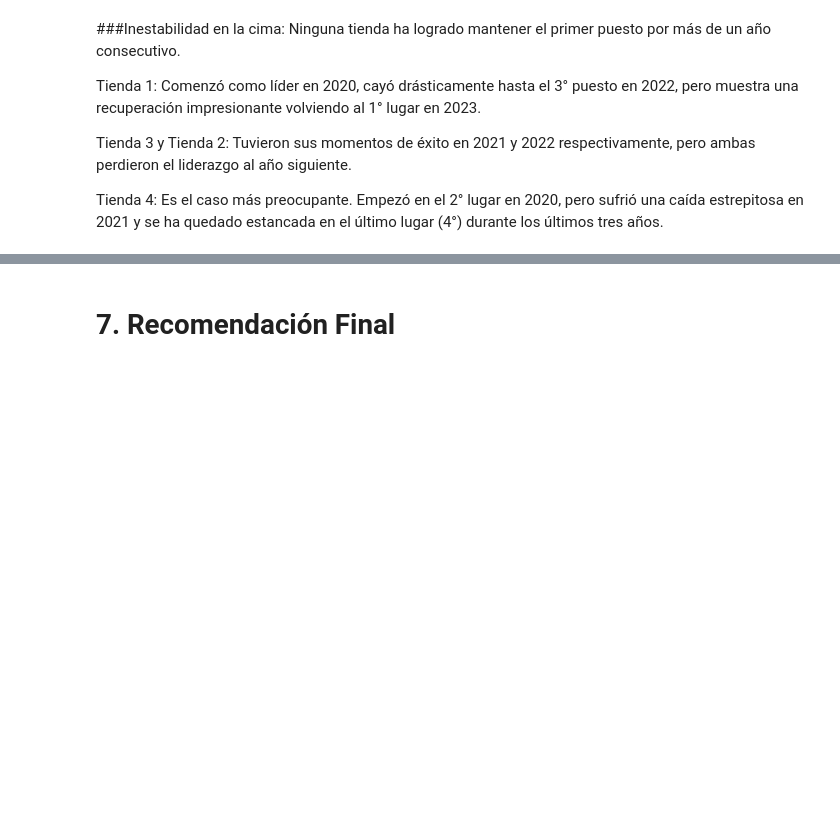
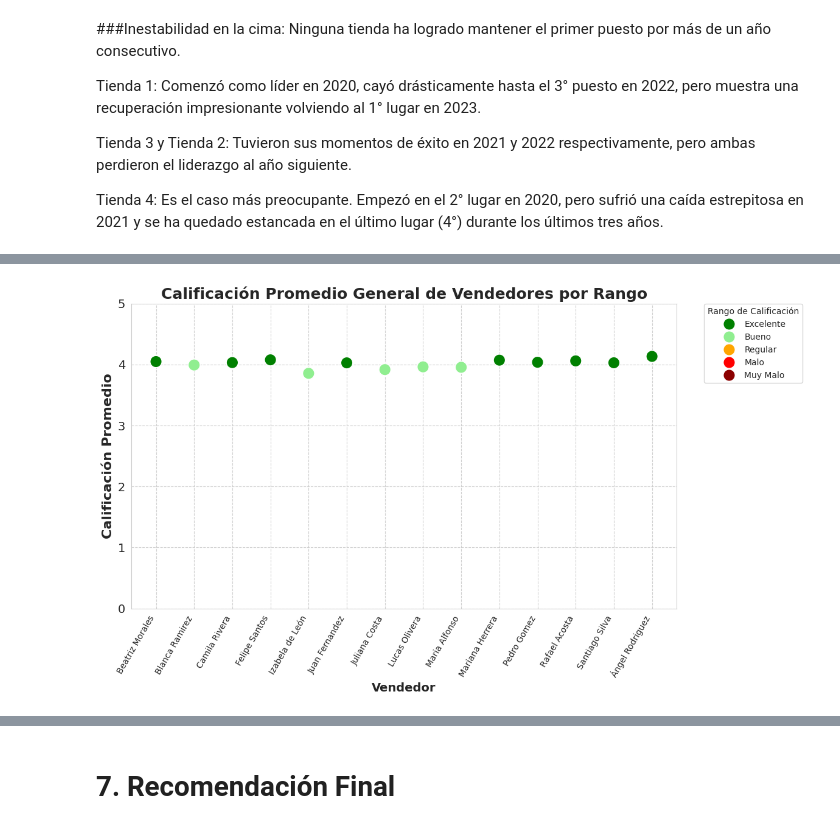
Before and after one commit to Harold-dev-code/Primer_Challenge_DataScience_Alura_Store, a Jupyter notebook: Primer_Challenge_DataScience_AluraStore.ipynb, the cells around one changed output, grey strips where cells are left out. Cells and saved outputs as stored; diff of their text form; code cells hidden in the pictures; blank space fills up the shorter version.

```diff
--- a/Primer_Challenge_DataScience_AluraStore.ipynb
+++ b/Primer_Challenge_DataScience_AluraStore.ipynb
@@ -877,0 +845,18 @@ El vendedor que menos vendió en la Tienda 4 fue: Rafael Acosta con 144 ventas.
+# %%
+# Agrupa el DataFrame completo por 'Vendedor' y 'Tienda', calcula la calificación promedio y reinicia el índice.
+#calcula la calificación promedio que cada vendedor obtuvo en cada tienda específica donde realizó ventas.
+df_vendedor_calificacion = df_tiendas_completo.groupby(['Vendedor', 'Tienda'])['Calificación'].mean().reset_index()
+#print(df_vendedor_calificacion)
+# Renombra la columna 'Calificación' a 'Calificacion_Promedio_Ventas' para mayor claridad.
+df_vendedor_calificacion = df_vendedor_calificacion.rename(columns={'Calificación': 'Calificacion_Promedio_Ventas'})
+
+# Agrupa el DataFrame 'df_vendedor_calificacion' por 'Vendedor', calcula el promedio de sus 'Calificacion_Promedio_Ventas' y reinicia el índice.
+#toma los resultados de la primera agrupación (es decir, las calificaciones promedio que un vendedor obtuvo en cada tienda) y luego calcula un promedio de esos promedios.
+calificacion_promedio_general_vendedor = df_vendedor_calificacion.groupby('Vendedor')['Calificacion_Promedio_Ventas'].mean().reset_index()
+# Renombra la columna 'Calificacion_Promedio_Ventas' a 'Calificacion_Promedio_General'.
+calificacion_promedio_general_vendedor = calificacion_promedio_general_vendedor.rename(columns={'Calificacion_Promedio_Ventas': 'Calificacion_Promedio_General'})
+#print(calificacion_promedio_general_vendedor)
+print("Calificación promedio general de los vendedores (en todas las tiendas):")
+# Muestra el DataFrame 'calificacion_promedio_general_vendedor', ordenado por la calificación general de forma descendente.
+# Además, utiliza '.style.format()' para formatear la columna 'Calificacion_Promedio_General' con dos decimales.
+display(calificacion_promedio_general_vendedor.sort_values(by='Calificacion_Promedio_General', ascending=False).set_index('Vendedor').style.format({'Calificacion_Promedio_General': '{:.2f}'}))
@@ -877,0 +881,67 @@ El vendedor que menos vendió en la Tienda 4 fue: Rafael Acosta con 144 ventas.
+# %%
+from matplotlib.typing import LineStyleType
+import matplotlib.pyplot as plt # Importa la librería Matplotlib para la creación de gráficos.
+import seaborn as sns # Importa Seaborn para mejorar el estilo de los gráficos y facilitar la visualización.
+import pandas as pd # Importa Pandas para manipulación y análisis de datos en DataFrames.
+
+sns.set_style("whitegrid") # Configura el estilo visual de los gráficos a un fondo blanco con cuadrícula.
+
+# Define una función para categorizar las calificaciones promedio en rangos de color específicos.
+def get_rating_color_category(rating):
+    if rating > 4: # Si la calificación es mayor a 4
+        return 'Excelente' # Categoriza como 'Excelente'
+    elif 3 <= rating <= 4: # Si la calificación está entre 3 y 4 (inclusive)
+        return 'Bueno' # Categoriza como 'Bueno'
+    elif 2 <= rating < 3: # Si la calificación está entre 2 y menos de 3
+        return 'Regular' # Categoriza como 'Regular'
+    elif 1 <= rating < 2: # Si la calificación está entre 1 y menos de 2
+        return 'Malo' # Categoriza como 'Malo'
+    else: # Para cualquier otra calificación (menos de 1)
+        return 'Muy Malo' # Categoriza como 'Muy Malo'
+
+# Aplica la función 'get_rating_color_category' a la columna de calificación promedio
+# y guarda el resultado en una nueva columna 'Rating_Color_Category'.
+calificacion_promedio_general_vendedor['Rating_Color_Category'] = calificacion_promedio_general_vendedor['Calificacion_Promedio_General'].apply(get_rating_color_category)
+
+# Define una paleta de colores personalizada para cada categoría de calificación.
+custom_palette = {
+    'Excelente': 'green', # Verde para calificaciones excelentes
+    'Bueno': 'lightgreen', # Verde claro para calificaciones buenas
+    'Regular': 'orange', # Naranja para calificaciones regulares
+    'Malo': 'red', # Rojo para calificaciones malas
+    'Muy Malo': 'darkred' # Rojo oscuro para calificaciones muy malas
+}
+
+# Define el orden de las categorías para asegurar una leyenda consistente.
+category_order = ['Excelente', 'Bueno', 'Regular', 'Malo', 'Muy Malo']
+# Convierte la nueva columna de categoría de color a un tipo categórico con el orden definido.
+calificacion_promedio_general_vendedor['Rating_Color_Category'] = pd.Categorical(calificacion_promedio_general_vendedor['Rating_Color_Category'], categories=category_order, ordered=True)
+
+plt.figure(figsize=(14, 7)) # Crea una nueva figura para el gráfico con un tamaño específico (ancho: 14, alto: 7 pulgadas).
+
+sns.scatterplot(
+    x='Vendedor', # Asigna los nombres de los vendedores al eje X.
+    y='Calificacion_Promedio_General', # Asigna la calificación promedio general al eje Y.
+    data=calificacion_promedio_general_vendedor, # Especifica el DataFrame a usar.
+    hue='Rating_Color_Category', # Usa la columna de categorías de color para asignar el color de cada punto.
+    s=200, # Establece el tamaño de los puntos en el gráfico.
+    palette=custom_palette, # Aplica la paleta de colores personalizada.
+    legend='full' # Muestra la leyenda completa.
+)
+
+plt.title('Calificación Promedio General de Vendedores por Rango', fontsize=18, fontweight='bold') # Establece el título principal del gráfico.
+plt.xlabel('Vendedor', fontsize=14, fontweight='bold') # Etiqueta el eje X.
+plt.ylabel('Calificación Promedio', fontsize=16, fontweight='bold') # Etiqueta el eje Y.
+plt.xticks(rotation=60, ha='right', fontsize=10) # Rota las etiquetas del eje X para mejorar la legibilidad y ajusta su tamaño.
+plt.yticks(fontsize=14) # Ajusta el tamaño de fuente de las etiquetas del eje Y.
+plt.ylim(0, 5) # Establece los límites del eje Y de 0 a 5, correspondiente a la escala de calificaciones.
+plt.grid(True, linestyle='--', alpha=0.9 ) # Añade una cuadrícula al gráfico con estilo de línea discontinua y transparencia.
+
+# Ajusta la posición de la leyenda a la derecha del gráfico y le añade un marco.
+plt.legend(title='Rango de Calificación', bbox_to_anchor=(1.05, 1), loc='upper left', borderaxespad=0., frameon=True)
+
+# Ajusta el diseño del gráfico para evitar que las etiquetas o la leyenda se superpongan, reservando espacio para la leyenda.
+plt.tight_layout(rect=[0, 0, 0.85, 1])
+plt.show() # Muestra el gráfico final.
+# %% [output]
+[figure, added]
```
Also changed, not shown: parts of 48 cells of this notebook.
